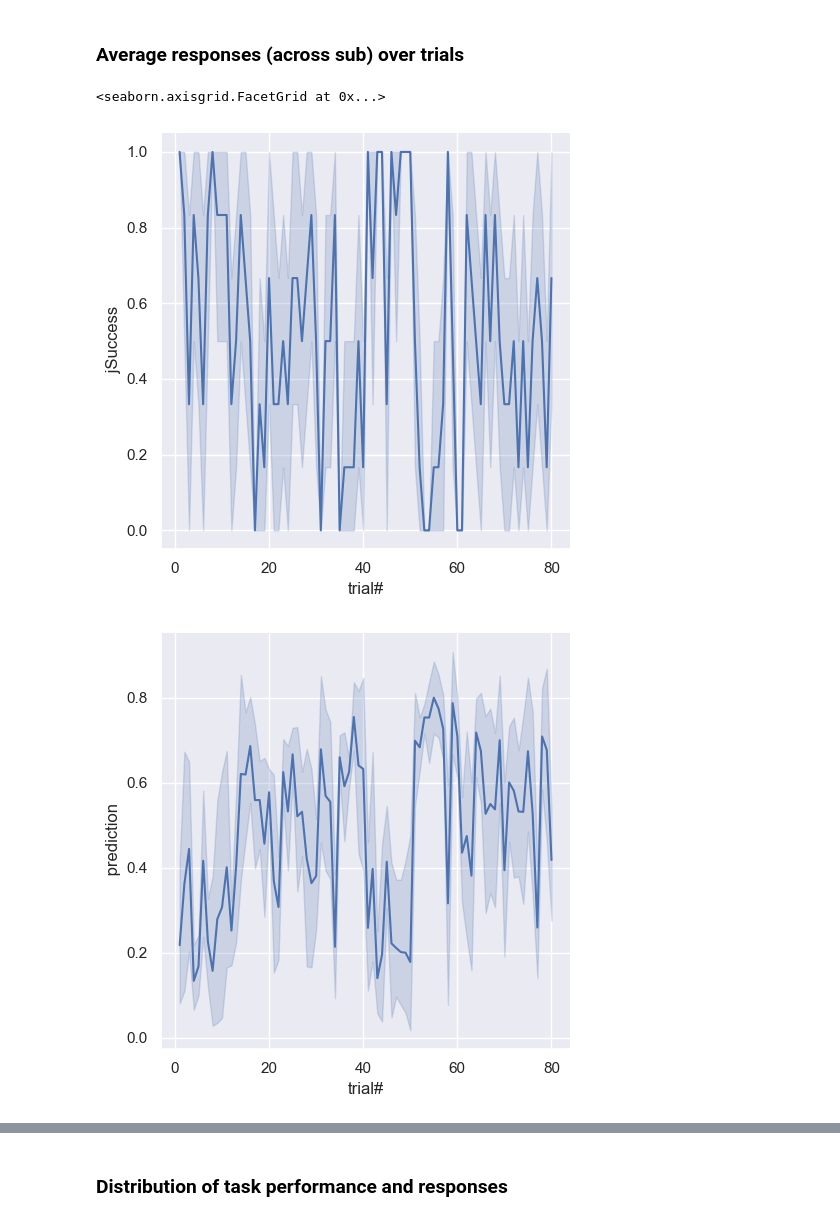
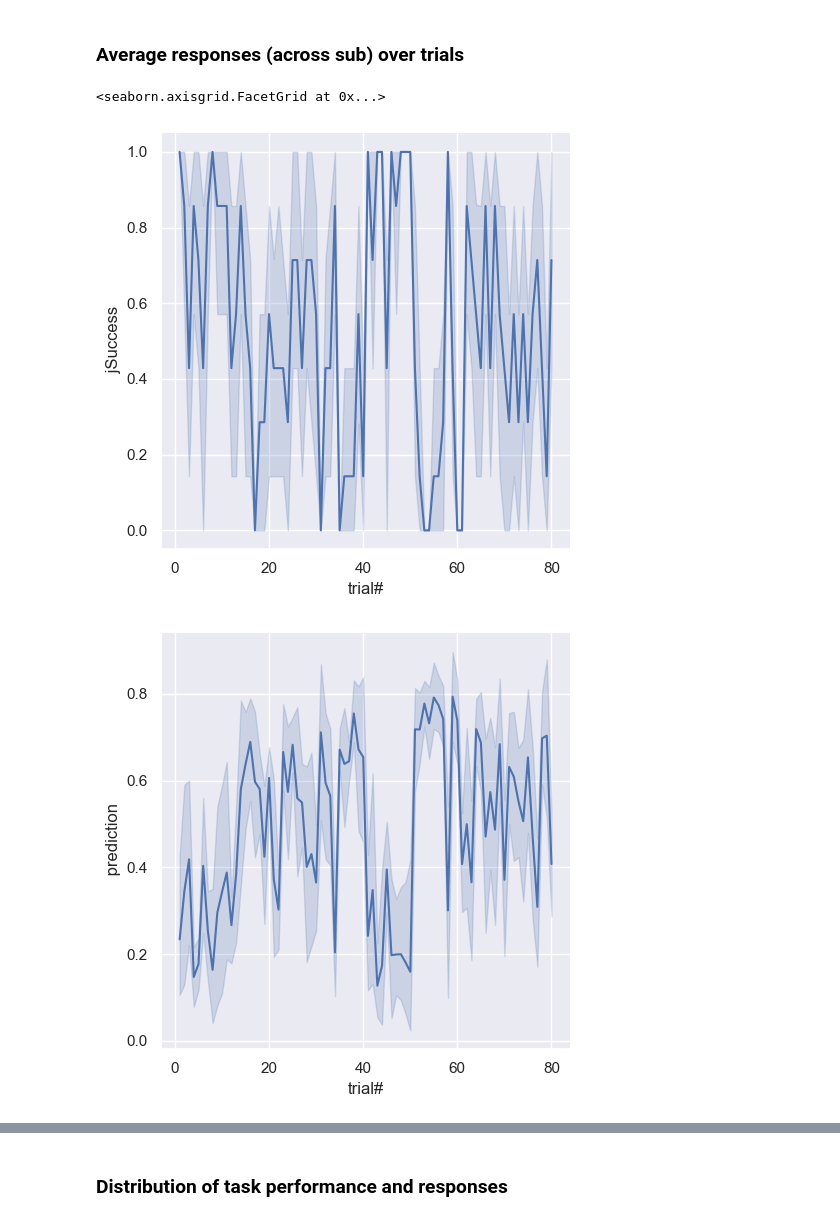
Before and after one commit to alexjhess/metac-data-prep, a Jupyter notebook: main.ipynb, the cells around one changed output, grey strips where cells are left out. Drawn from its saved outputs; the diff is of its cells as text; code cells hidden in the pictures.

```diff
--- a/main.ipynb
+++ b/main.ipynb
@@ -22,7 +22,7 @@ import glob
 # %%
 ## BEHAVIOURAL DATA
 
-ids = ["9004", "9006", "9009", "9010", "9011", "9012"]
+ids = ["9004", "9006", "9009", "9010", "9011", "9012", "9013"]
 # data not yet transferred:
 # incomplete internal pilot data sets: 9003, 9007, 9008
 
@@ -162,23 +164,14 @@ sns.relplot(
 ### Average responses (across sub) over trials
 # %%
 # Avg success (across sub) over trials
-sns.relplot(
-    data=df, kind="line",
-    x="trial#", y=" jSuccess",
-)
+sns.relplot(data=df, kind="line", x="trial#", y=" jSuccess")
 
 # Avg prediction (across sub) over trials
-sns.relplot(
-    data=df, kind="line",
-    x="trial#", y=" prediction",
-)
+sns.relplot(data=df, kind="line", x="trial#", y=" prediction")
 
 # Avg control rating (across sub) over trials
-sns.relplot(
-    data=df, kind="line",
-    x="trial#", y=" control",
-)
+sns.relplot(data=df, kind="line", x="trial#", y=" control")
 # %% [output]
 <seaborn.axisgrid.FacetGrid at 0x...>
-[figure, old version]
+[figure, new version]
-[figure, old version]
+[figure, new version]
```
Also changed, not shown: parts of 5 cells of this notebook.
